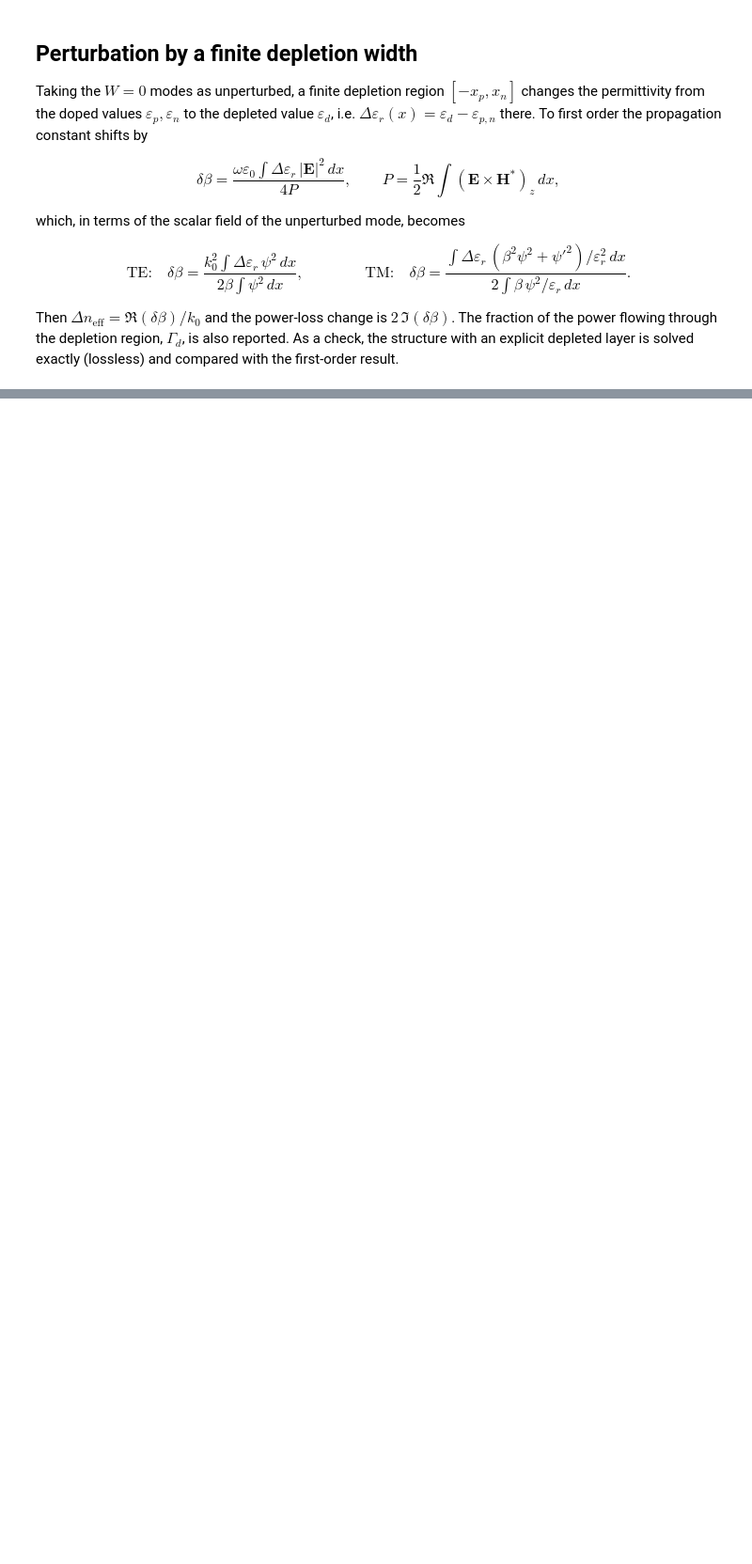
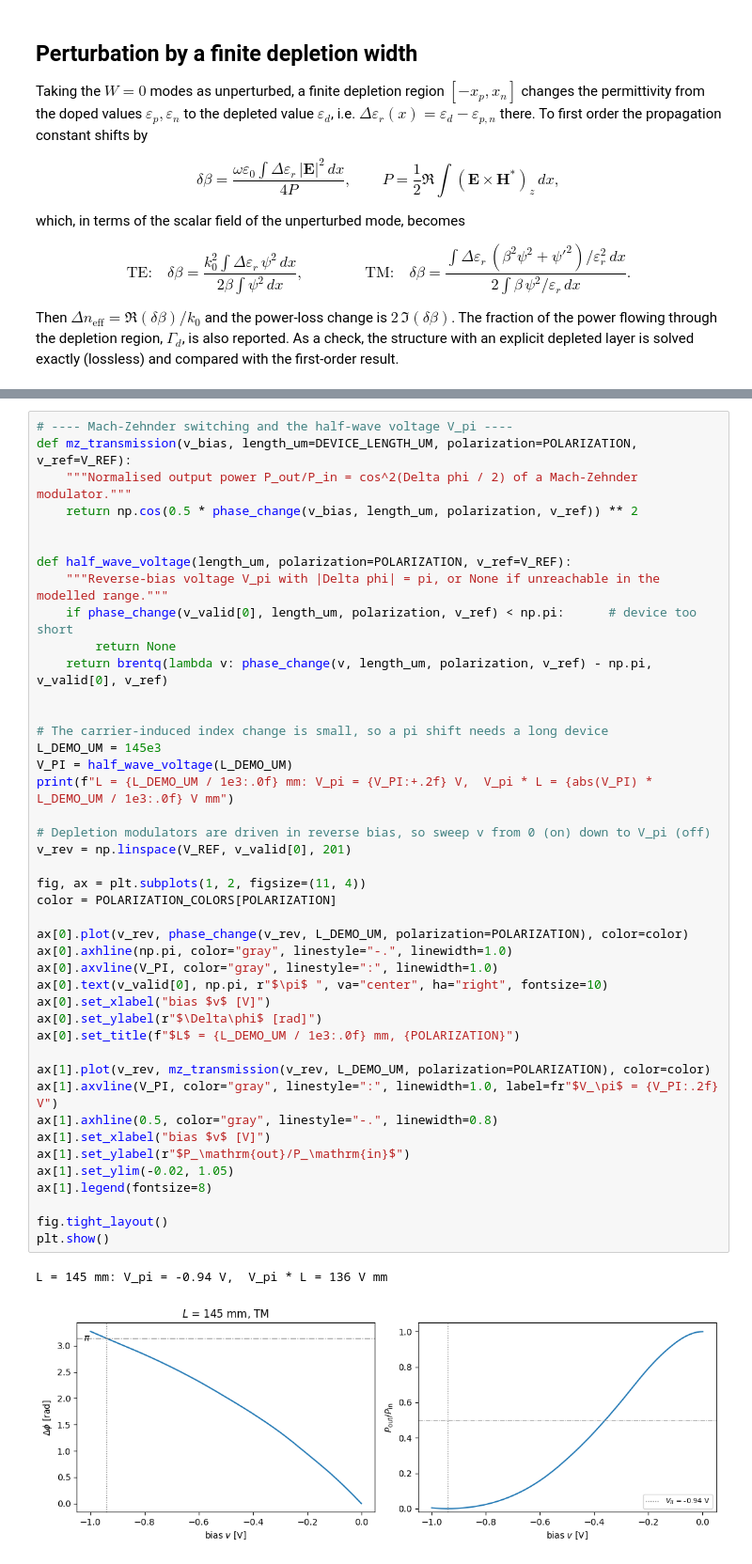
Before and after one commit to EpsilonForge/PhotonicModulatorModels, a Jupyter notebook: pn_junction_phase_shifter.ipynb, the cells around one changed output, grey strips where cells are left out. Shown at 94% size. Cells and saved outputs as stored; diff of their text form; blank space fills up the shorter version.

```diff
--- a/pn_junction_phase_shifter.ipynb
+++ b/pn_junction_phase_shifter.ipynb
@@ -654,0 +653,46 @@ plt.show()
+# %%
+# ---- Mach-Zehnder switching and the half-wave voltage V_pi ----
+def mz_transmission(v_bias, length_um=DEVICE_LENGTH_UM, polarization=POLARIZATION, v_ref=V_REF):
+    """Normalised output power P_out/P_in = cos^2(Delta phi / 2) of a Mach-Zehnder modulator."""
+    return np.cos(0.5 * phase_change(v_bias, length_um, polarization, v_ref)) ** 2
+
+
+def half_wave_voltage(length_um, polarization=POLARIZATION, v_ref=V_REF):
+    """Reverse-bias voltage V_pi with |Delta phi| = pi, or None if unreachable in the modelled range."""
+    if phase_change(v_valid[0], length_um, polarization, v_ref) < np.pi:      # device too short
+        return None
+    return brentq(lambda v: phase_change(v, length_um, polarization, v_ref) - np.pi, v_valid[0], v_ref)
+
+
+# The carrier-induced index change is small, so a pi shift needs a long device
+L_DEMO_UM = 145e3
+V_PI = half_wave_voltage(L_DEMO_UM)
+print(f"L = {L_DEMO_UM / 1e3:.0f} mm: V_pi = {V_PI:+.2f} V,  V_pi * L = {abs(V_PI) * L_DEMO_UM / 1e3:.0f} V mm")
+
+# Depletion modulators are driven in reverse bias, so sweep v from 0 (on) down to V_pi (off)
+v_rev = np.linspace(V_REF, v_valid[0], 201)
+
+fig, ax = plt.subplots(1, 2, figsize=(11, 4))
+color = POLARIZATION_COLORS[POLARIZATION]
+
+ax[0].plot(v_rev, phase_change(v_rev, L_DEMO_UM, polarization=POLARIZATION), color=color)
+ax[0].axhline(np.pi, color="gray", linestyle="-.", linewidth=1.0)
+ax[0].axvline(V_PI, color="gray", linestyle=":", linewidth=1.0)
+ax[0].text(v_valid[0], np.pi, r"$\pi$ ", va="center", ha="right", fontsize=10)
+ax[0].set_xlabel("bias $v$ [V]")
+ax[0].set_ylabel(r"$\Delta\phi$ [rad]")
+ax[0].set_title(f"$L$ = {L_DEMO_UM / 1e3:.0f} mm, {POLARIZATION}")
+
+ax[1].plot(v_rev, mz_transmission(v_rev, L_DEMO_UM, polarization=POLARIZATION), color=color)
+ax[1].axvline(V_PI, color="gray", linestyle=":", linewidth=1.0, label=fr"$V_\pi$ = {V_PI:.2f} V")
+ax[1].axhline(0.5, color="gray", linestyle="-.", linewidth=0.8)
+ax[1].set_xlabel("bias $v$ [V]")
+ax[1].set_ylabel(r"$P_\mathrm{out}/P_\mathrm{in}$")
+ax[1].set_ylim(-0.02, 1.05)
+ax[1].legend(fontsize=8)
+
+fig.tight_layout()
+plt.show()
+# %% [output]
+L = 145 mm: V_pi = -0.94 V,  V_pi * L = 136 V mm
+[figure, added]
```
Also changed, not shown: parts of 12 cells of this notebook, 1 other file.
